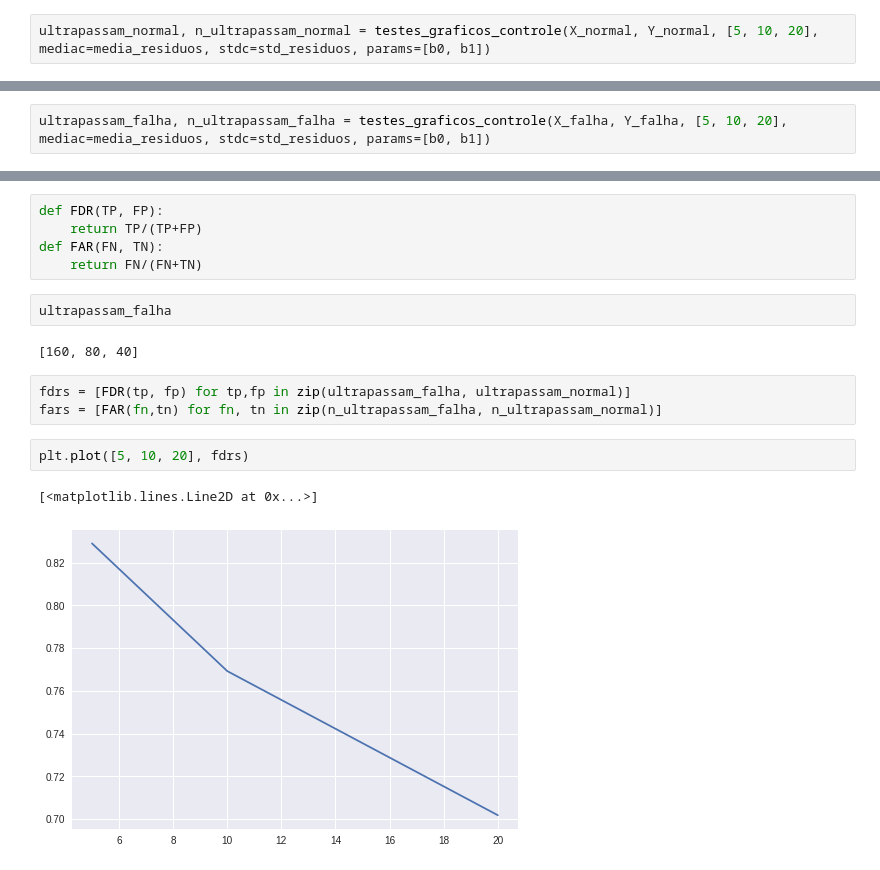
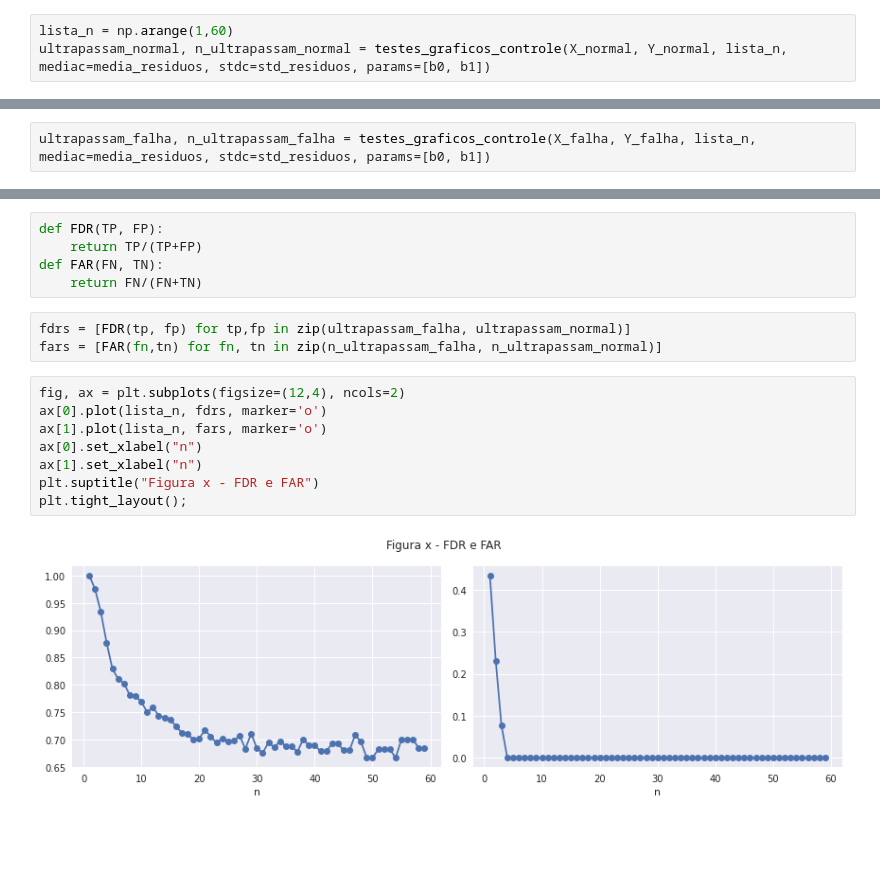
Before and after one commit to ifribeiro/TEI-EstApl, a Jupyter notebook: EPC10.ipynb, the cells around one changed output, grey strips where cells are left out. Drawn from its saved outputs; the diff is of its cells as text; blank space fills up the shorter version.

```diff
--- a/EPC10.ipynb
+++ b/EPC10.ipynb
@@ -147,11 +132,12 @@ def testes_graficos_controle(X, Y, ns=[], mediac=0, stdc=1, params=[]):
     return ultrapassam, nao_ultrapassam
 # %%
-ultrapassam_normal, n_ultrapassam_normal = testes_graficos_controle(X_normal, Y_normal, [5, 10, 20], mediac=media_residuos, stdc=std_residuos, params=[b0, b1])
+lista_n = np.arange(1,60)
+ultrapassam_normal, n_ultrapassam_normal = testes_graficos_controle(X_normal, Y_normal, lista_n, mediac=media_residuos, stdc=std_residuos, params=[b0, b1])
 # %%
 X_falha = ZCC_falha[:, 0]
 Y_falha = ZCC_falha[:, 1]
 # %%
-ultrapassam_falha, n_ultrapassam_falha = testes_graficos_controle(X_falha, Y_falha, [5, 10, 20], mediac=media_residuos, stdc=std_residuos, params=[b0, b1])
+ultrapassam_falha, n_ultrapassam_falha = testes_graficos_controle(X_falha, Y_falha, lista_n, mediac=media_residuos, stdc=std_residuos, params=[b0, b1])
 # %% [markdown]
 - TP = True Positive: amostras de [1201, 2000] que ultrapassam o limiar\*100/800
 - FP = False Positive: amostras de [601,1200] que ultrapassam o limiar\*100/600
@@ -162,15 +148,16 @@ def FDR(TP, FP):
     return TP/(TP+FP)
 def FAR(FN, TN):
     return FN/(FN+TN)
-# %%
-ultrapassam_falha
-# %% [output]
-[160, 80, 40]
 # %%
 fdrs = [FDR(tp, fp) for tp,fp in zip(ultrapassam_falha, ultrapassam_normal)]
 fars = [FAR(fn,tn) for fn, tn in zip(n_ultrapassam_falha, n_ultrapassam_normal)]
-# %%
-plt.plot([5, 10, 20], fdrs)
-# %% [output]
-[<matplotlib.lines.Line2D at 0x...>]
-[figure, removed]
+# %%
+fig, ax = plt.subplots(figsize=(12,4), ncols=2)
+ax[0].plot(lista_n, fdrs, marker='o')
+ax[1].plot(lista_n, fars, marker='o')
+ax[0].set_xlabel("n")
+ax[1].set_xlabel("n")
+plt.suptitle("Figura x - FDR e FAR")
+plt.tight_layout();
+# %% [output]
+[figure, added]
```
Also changed, not shown: parts of 8 cells of this notebook.
